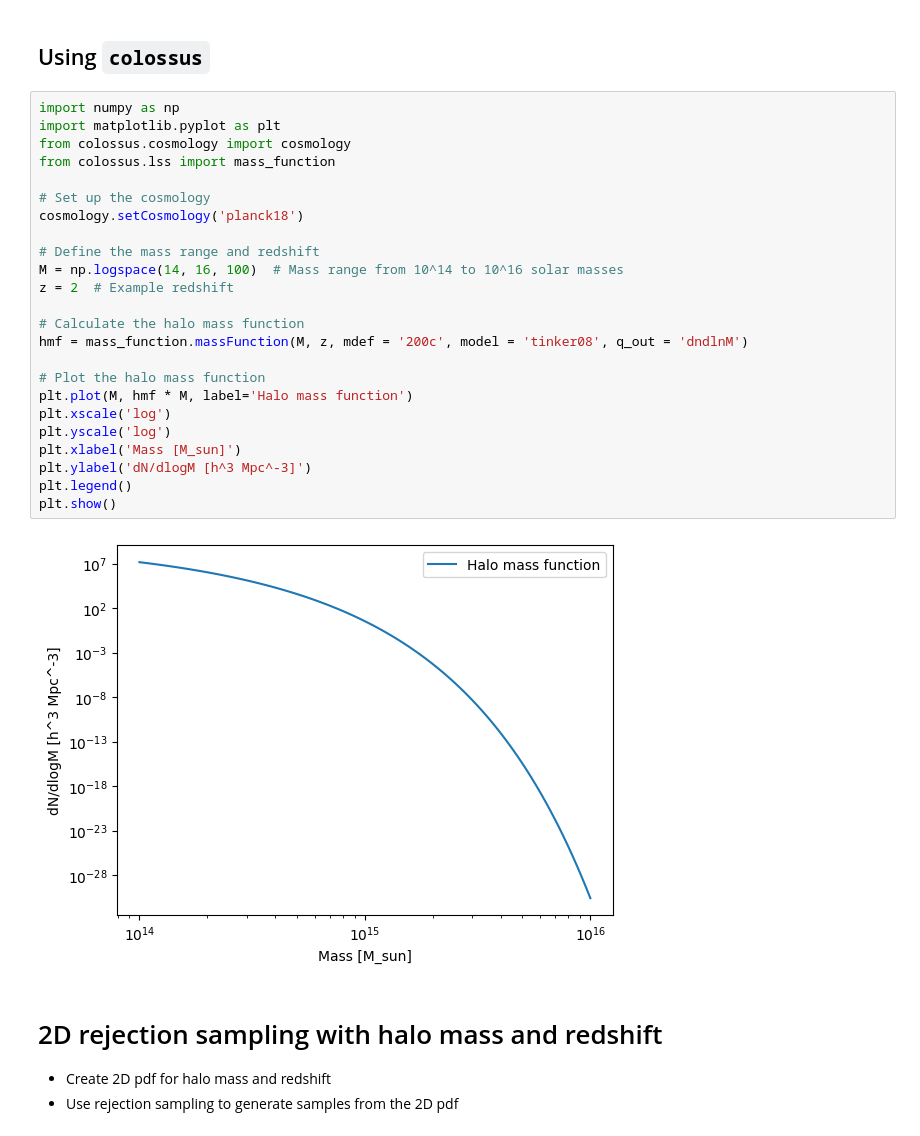
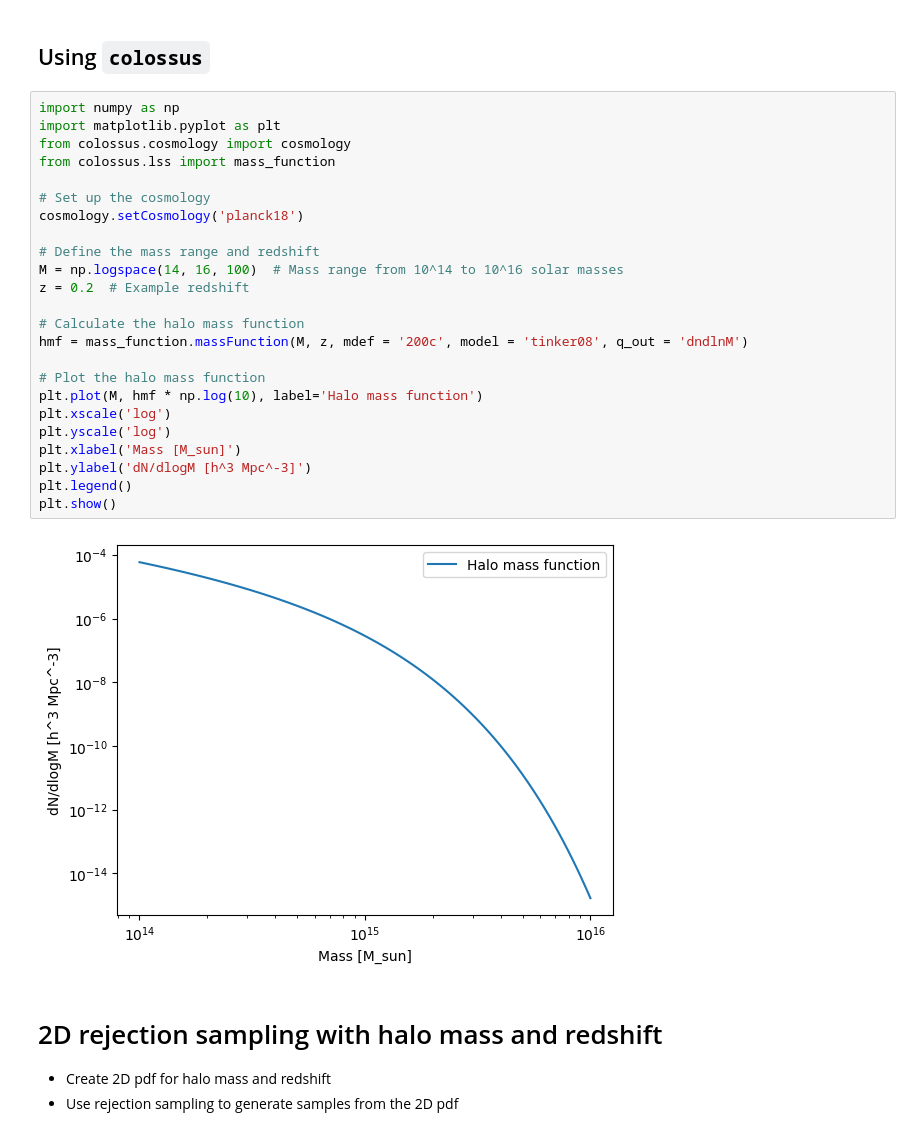
Before and after one commit to lisalyw/surip, a Jupyter notebook: hemanta/halo mass function 2.ipynb, the cells around one changed output. Drawn from its saved outputs; the diff is of its cells as text.

```diff
--- a/hemanta/halo mass function 2.ipynb
+++ b/hemanta/halo mass function 2.ipynb
@@ -138,29 +143,29 @@ plt.show()
 # %%
 import numpy as np
 import matplotlib.pyplot as plt
 from colossus.cosmology import cosmology
 from colossus.lss import mass_function
 
 # Set up the cosmology
 cosmology.setCosmology('planck18')
 
 # Define the mass range and redshift
 M = np.logspace(14, 16, 100)  # Mass range from 10^14 to 10^16 solar masses
-z = 2  # Example redshift
+z = 0.2  # Example redshift
 
 # Calculate the halo mass function
 hmf = mass_function.massFunction(M, z, mdef = '200c', model = 'tinker08', q_out = 'dndlnM')
 
 # Plot the halo mass function
-plt.plot(M, hmf * M, label='Halo mass function')
+plt.plot(M, hmf * np.log(10), label='Halo mass function')
 plt.xscale('log')
 plt.yscale('log')
 plt.xlabel('Mass [M_sun]')
 plt.ylabel('dN/dlogM [h^3 Mpc^-3]')
 plt.legend()
 plt.show()
 # %% [output]
-[figure, old version]
+[figure, new version]
 # %% [markdown]
 # 2D rejection sampling with halo mass and redshift
 
```
Also changed, not shown: parts of 9 cells of this notebook, 5 other files.
